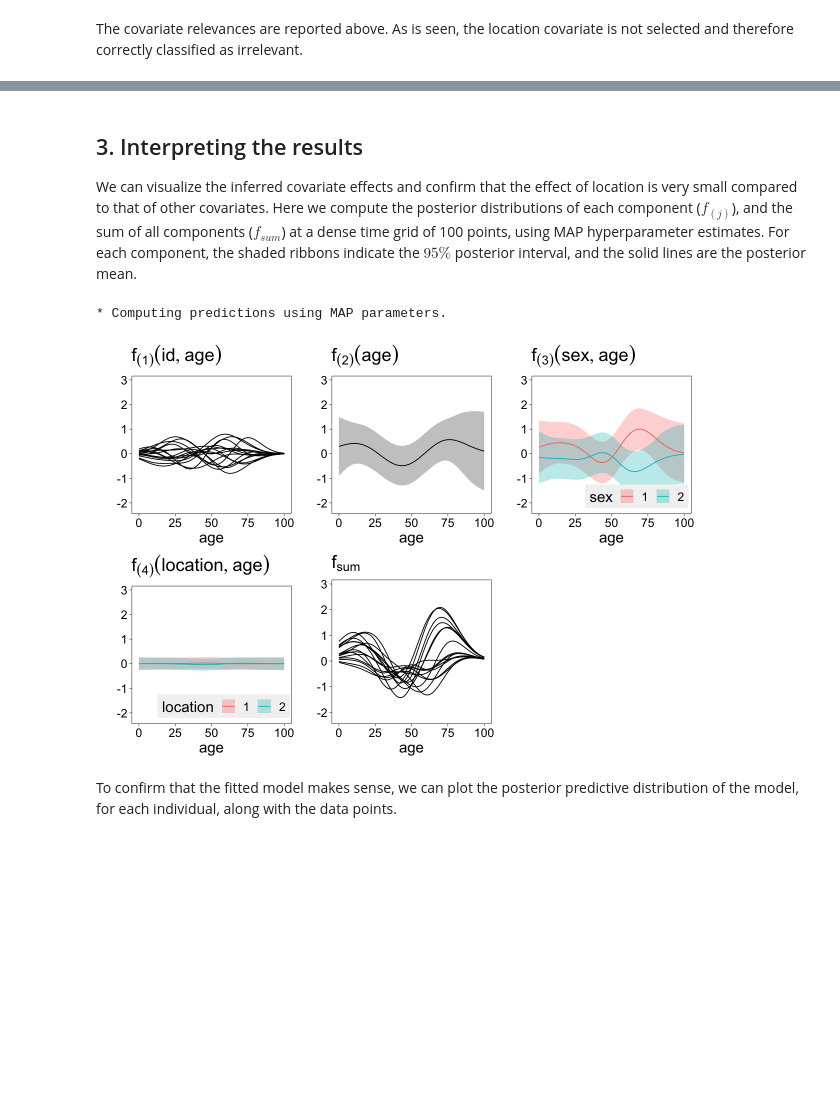
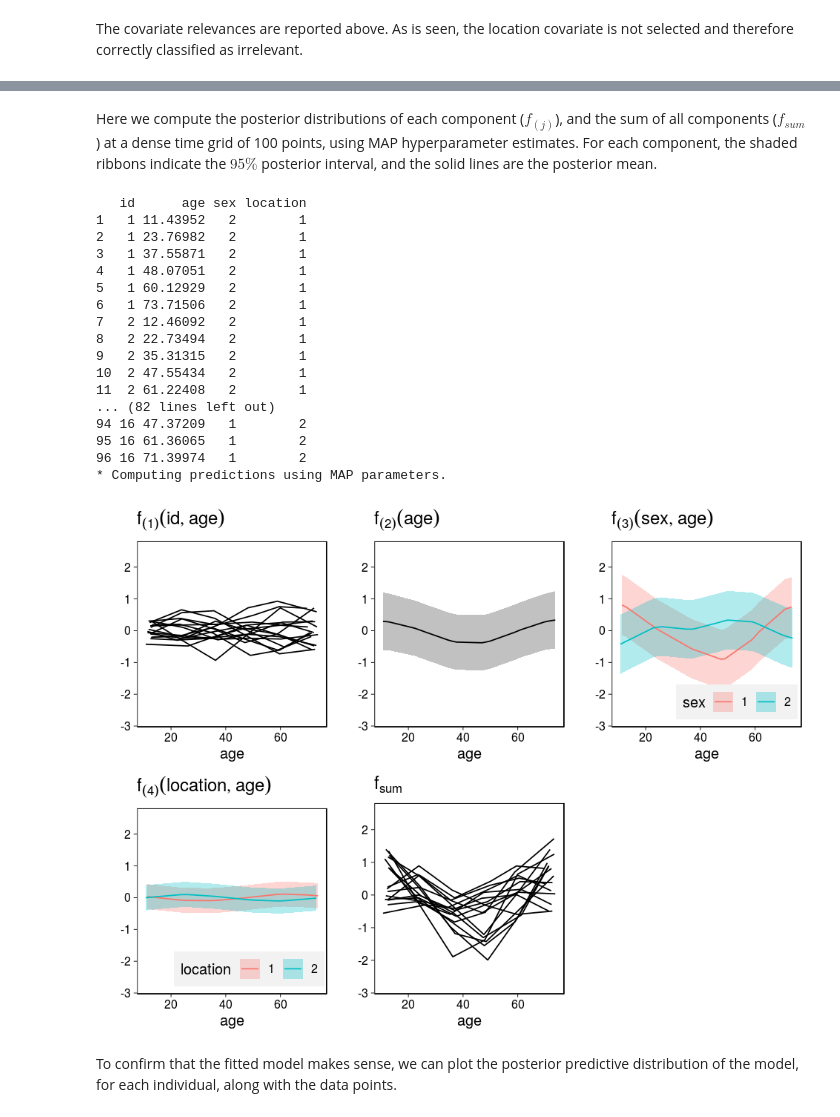
Before and after one commit to jtimonen/lgpr-usage, a Jupyter notebook: notebooks/basic.ipynb, the cells around one changed output, grey strips where cells are left out. Saved outputs shown, nothing was run; the diff lists cells and outputs as text; code cells hidden in the pictures; blank space fills up the shorter version.

```diff
--- a/notebooks/basic.ipynb
+++ b/notebooks/basic.ipynb
@@ -18,8 +23,8 @@ simData <- simulate_data(N           = 16,
                         names        = c("sex", "location"),
                         t_jitter     = 1.0)
 
-FONT_SIZE <- 18
-options(repr.plot.width=10, repr.plot.height=7)
+FONT_SIZE <- 12
+options(repr.plot.width=8, repr.plot.height=6)
 
 # plot data for each individual separately
 plot_simdata(simData) + theme(text=element_text(size=FONT_SIZE))
@@ -39,7 +44,7 @@ We fit a model with all covariates included. In general, it would be a good idea
 fit <- lgp(formula  = y ~ id + age + sex + location,
            data     = simData$data,
            iter     = 2000,
-           chains   = 1,
+           chains   = 2,
            refresh  = 0,
            verbose  = TRUE)
 # %% [output]
@@ -91,15 +83,32 @@ The covariate relevances are reported above. As is seen, the location covariate
 # %% [markdown]
-## 3. Interpreting the results
-We can visualize the inferred covariate effects and confirm that the effect of location is very small compared to that of other covariates. Here we compute the posterior distributions of each component ($f_{(j)}$), and the sum of all components ($f_{sum}$) at a dense time grid of 100 points, using MAP hyperparameter estimates. For each component, the shaded ribbons indicate the $95\%$ posterior interval, and the solid lines are the posterior mean.
+Here we compute the posterior distributions of each component ($f_{(j)}$), and the sum of all components ($f_{sum}$) at a dense time grid of 100 points, using MAP hyperparameter estimates. For each component, the shaded ribbons indicate the $95\%$ posterior interval, and the solid lines are the posterior mean.
 # %%
-ttt    <- seq(0, 100, length.out = 100)
+ttt    <- seq(0, 100, length.out = 20)
 X_pred <- create_test_points(fit, ttt)
+X_pred <- simData$data[,1:4]
+print(X_pred)
 PRED   <- lgp_predict(fit, X_pred, samples = 'map')
 p      <- plot_components_posterior(fit, PRED=PRED, font_size = FONT_SIZE)
 p
 # %% [output]
+   id      age sex location
+1   1 11.43952   2        1
+2   1 23.76982   2        1
+3   1 37.55871   2        1
+4   1 48.07051   2        1
+5   1 60.12929   2        1
+6   1 73.71506   2        1
+7   2 12.46092   2        1
+8   2 22.73494   2        1
+9   2 35.31315   2        1
+10  2 47.55434   2        1
+11  2 61.22408   2        1
+... (82 lines left out)
+94 16 47.37209   1        2
+95 16 61.36065   1        2
+96 16 71.39974   1        2
 * Computing predictions using MAP parameters.
-[figure, old version]
+[figure, new version]
 # %% [markdown]
 To confirm that the fitted model makes sense, we can plot the posterior predictive distribution of the model, for each individual, along with the data points.
 # %%
```
Also changed, not shown: parts of 10 cells of this notebook, 2 other files.
